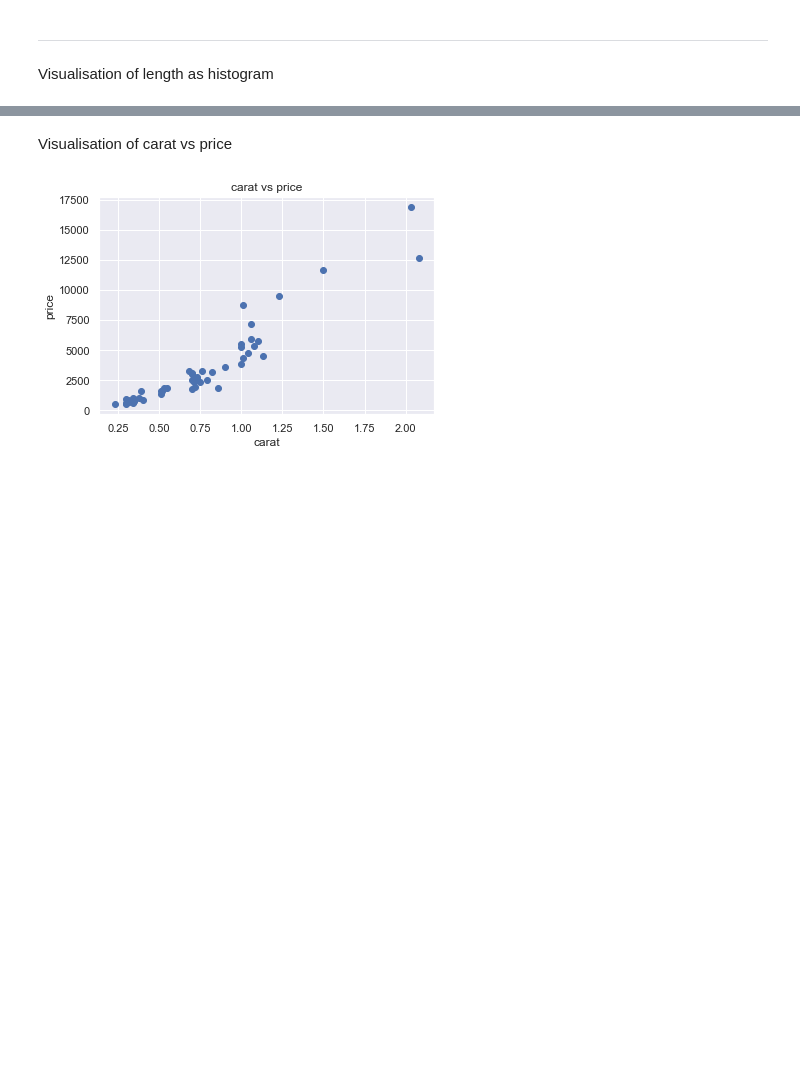
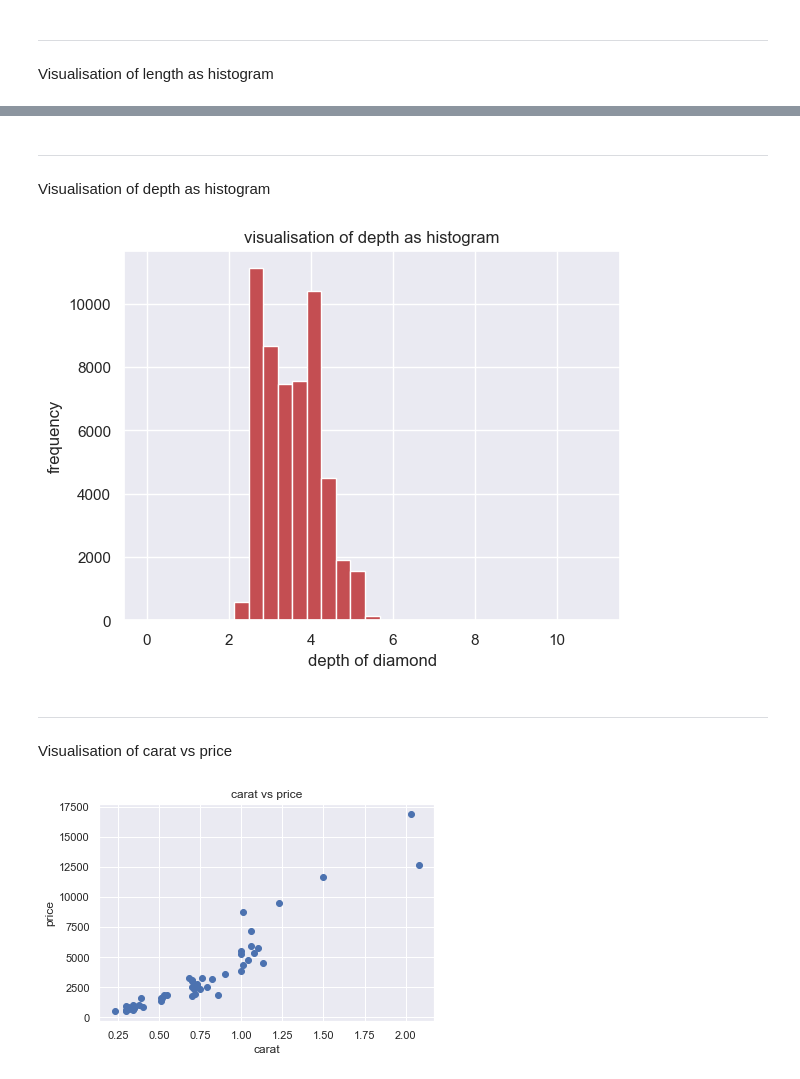
Before and after one commit to ritizzzz/math-phase1, a Jupyter notebook: phase1.ipynb, the cells around one changed output, grey strips where cells are left out. Drawn from its saved outputs; the diff is of its cells as text; code cells hidden in the pictures; blank space fills up the shorter version.

```diff
--- a/phase1.ipynb
+++ b/phase1.ipynb
@@ -282,3 +296,19 @@ plt.show()
+# %% [markdown]
+<hr>
+# %% [markdown]
+Visualisation of depth as histogram
+# %%
+sns.set_theme()
+bins = np.linspace(0,11,32)
+plt.hist(df['z'],bins=bins,facecolor="r")
+plt.title("visualisation of depth as histogram")
+plt.xlabel("depth of diamond")
+plt.ylabel("frequency")
+plt.show()
+# %% [output]
+[figure, added]
+# %% [markdown]
+<hr>
 # %% [markdown]
 Visualisation of carat vs price
 # %%
```
Also changed, not shown: parts of 6 cells of this notebook.
